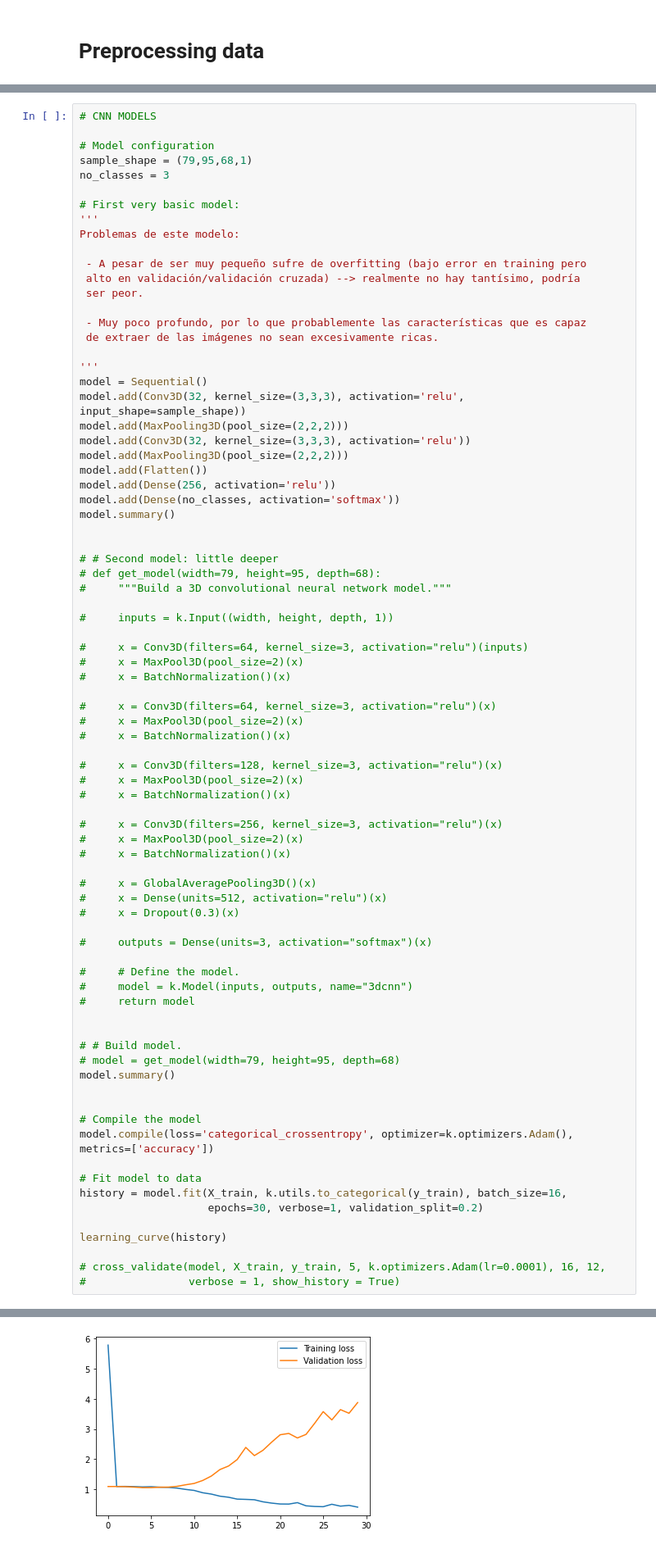
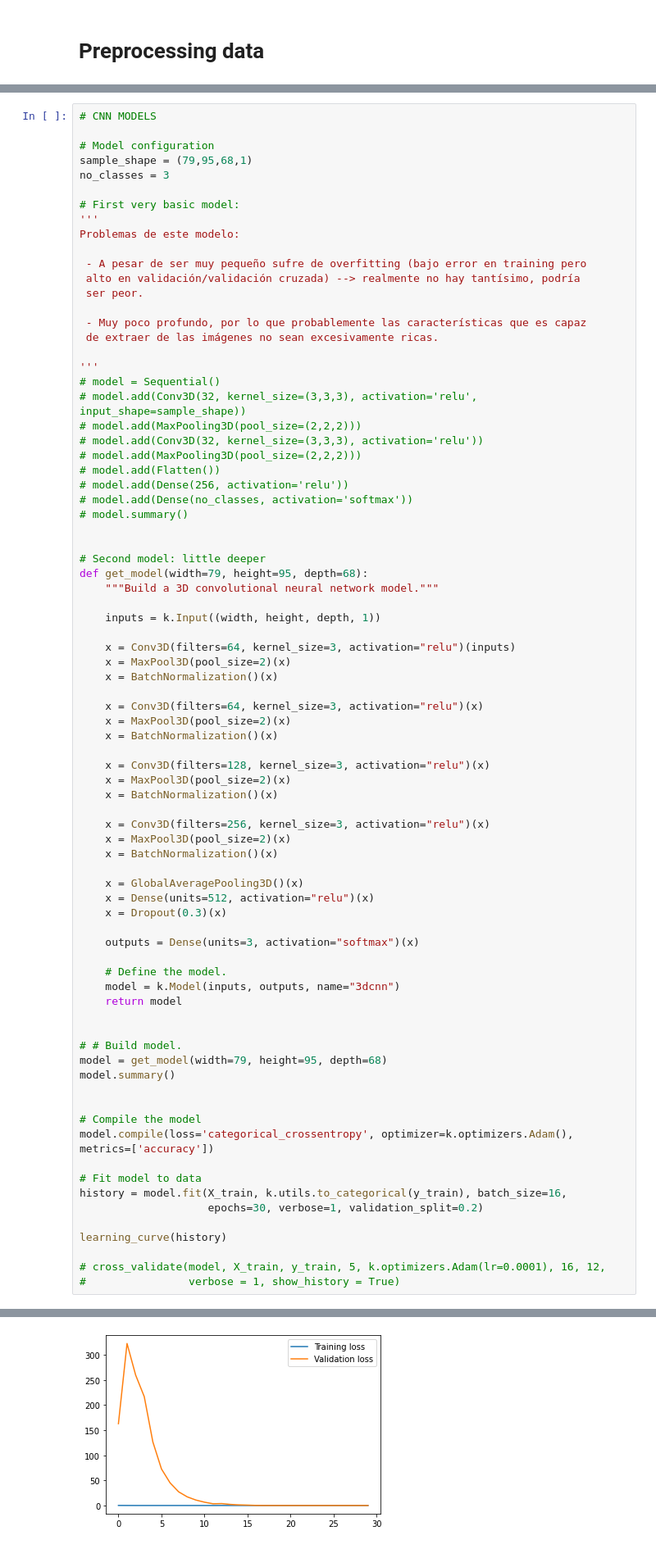
Before and after one commit to Angelvj/Alzheimer-disease-classification, a Jupyter notebook: code/jupyter/main.ipynb, the cells around one changed output, grey strips where cells are left out. Shown at 82% size. Drawn from its saved outputs; the diff is of its cells as text.

```diff
--- a/code/jupyter/main.ipynb
+++ b/code/jupyter/main.ipynb
@@ -326,52 +307,52 @@ Problemas de este modelo:
  de extraer de las imágenes no sean excesivamente ricas.
 
 '''
-model = Sequential()
-model.add(Conv3D(32, kernel_size=(3,3,3), activation='relu', input_shape=sample_shape))
-model.add(MaxPooling3D(pool_size=(2,2,2)))
-model.add(Conv3D(32, kernel_size=(3,3,3), activation='relu'))
-model.add(MaxPooling3D(pool_size=(2,2,2)))
-model.add(Flatten())
-model.add(Dense(256, activation='relu'))
-model.add(Dense(no_classes, activation='softmax'))
-model.summary()
+# model = Sequential()
+# model.add(Conv3D(32, kernel_size=(3,3,3), activation='relu', input_shape=sample_shape))
+# model.add(MaxPooling3D(pool_size=(2,2,2)))
+# model.add(Conv3D(32, kernel_size=(3,3,3), activation='relu'))
+# model.add(MaxPooling3D(pool_size=(2,2,2)))
+# model.add(Flatten())
+# model.add(Dense(256, activation='relu'))
+# model.add(Dense(no_classes, activation='softmax'))
+# model.summary()
 
 
-# # Second model: little deeper
-# def get_model(width=79, height=95, depth=68):
-#     """Build a 3D convolutional neural network model."""
+# Second model: little deeper
+def get_model(width=79, height=95, depth=68):
+    """Build a 3D convolutional neural network model."""
 
-#     inputs = k.Input((width, height, depth, 1))
+    inputs = k.Input((width, height, depth, 1))
 
-#     x = Conv3D(filters=64, kernel_size=3, activation="relu")(inputs)
-#     x = MaxPool3D(pool_size=2)(x)
-#     x = BatchNormalization()(x)
+    x = Conv3D(filters=64, kernel_size=3, activation="relu")(inputs)
+    x = MaxPool3D(pool_size=2)(x)
+    x = BatchNormalization()(x)
 
-#     x = Conv3D(filters=64, kernel_size=3, activation="relu")(x)
-#     x = MaxPool3D(pool_size=2)(x)
-#     x = BatchNormalization()(x)
+    x = Conv3D(filters=64, kernel_size=3, activation="relu")(x)
+    x = MaxPool3D(pool_size=2)(x)
+    x = BatchNormalization()(x)
 
-#     x = Conv3D(filters=128, kernel_size=3, activation="relu")(x)
-#     x = MaxPool3D(pool_size=2)(x)
-#     x = BatchNormalization()(x)
+    x = Conv3D(filters=128, kernel_size=3, activation="relu")(x)
+    x = MaxPool3D(pool_size=2)(x)
+    x = BatchNormalization()(x)
 
-#     x = Conv3D(filters=256, kernel_size=3, activation="relu")(x)
-#     x = MaxPool3D(pool_size=2)(x)
-#     x = BatchNormalization()(x)
+    x = Conv3D(filters=256, kernel_size=3, activation="relu")(x)
+    x = MaxPool3D(pool_size=2)(x)
+    x = BatchNormalization()(x)
 
-#     x = GlobalAveragePooling3D()(x)
-#     x = Dense(units=512, activation="relu")(x)
-#     x = Dropout(0.3)(x)
+    x = GlobalAveragePooling3D()(x)
+    x = Dense(units=512, activation="relu")(x)
+    x = Dropout(0.3)(x)
 
-#     outputs = Dense(units=3, activation="softmax")(x)
+    outputs = Dense(units=3, activation="softmax")(x)
 
-#     # Define the model.
-#     model = k.Model(inputs, outputs, name="3dcnn")
-#     return model
+    # Define the model.
+    model = k.Model(inputs, outputs, name="3dcnn")
+    return model
 
 
 # # Build model.
-# model = get_model(width=79, height=95, depth=68)
+model = get_model(width=79, height=95, depth=68)
 model.summary()
 
 
@@ -407 +388 @@ Epoch 30/30
-[figure, old version]
+[figure, new version]
```
Also changed, not shown: parts of 5 cells of this notebook.
